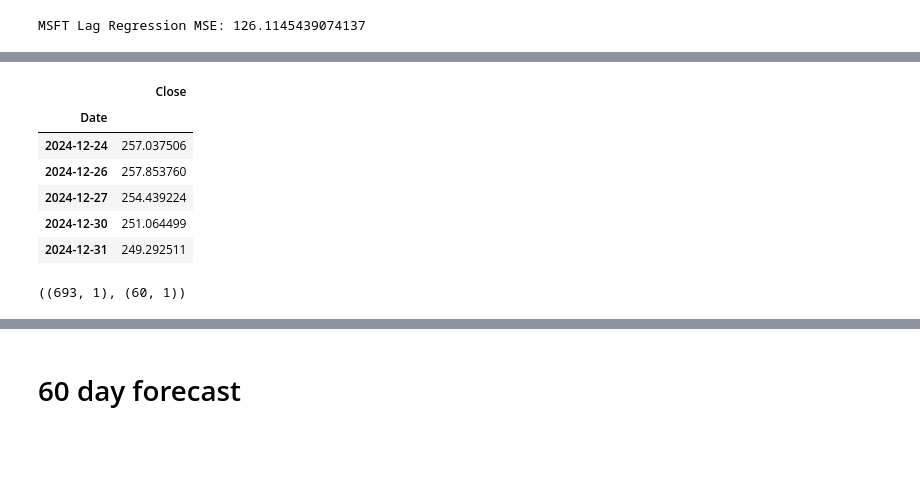
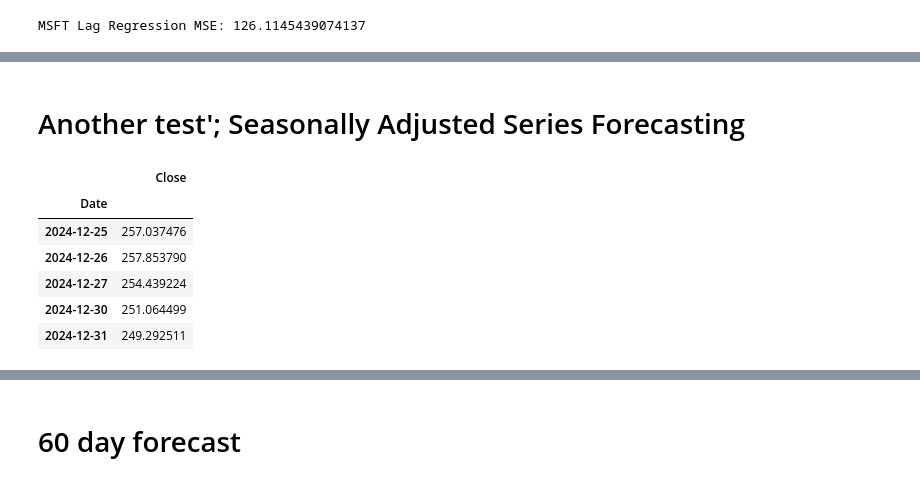
Before and after one commit to R-Vel/ML_Lab3, a Jupyter notebook: modelling.ipynb, the cells around one changed output, grey strips where cells are left out. Saved outputs shown, nothing was run; the diff lists cells and outputs as text; code cells hidden in the pictures; blank space fills up the shorter version.

```diff
--- a/modelling.ipynb
+++ b/modelling.ipynb
@@ -571,24 +967,23 @@ MSFT Lag Regression MSE: 126.1145439074137
+# %% [markdown]
+# Another test'; Seasonally Adjusted Series Forecasting
 # %%
+"""
+Load AAPL historical data, enforce business day frequency, clean values.
+"""
+
 aapl_data = pd.read_csv('AAPL_historical.csv')
 aapl_data['Date'] = pd.to_datetime(aapl_data['Date'])
 aapl_data = aapl_data.set_index('Date').sort_index()
 
-aapl_data['Close'] = pd.to_numeric(aapl_data['Close'], errors='coerce')
-aapl_data = aapl_data.dropna()
+aapl_data = aapl_data.asfreq('B')
+aapl_data['Close'] = pd.to_numeric(aapl_data['Close'], errors='coerce').ffill()
 
 aapl_data.tail()
 # %% [output]
 |  | Close |
 | Date |  |
-| 2024-12-24 | 257.037506 |
-| 2024-12-26 | 257.853760 |
+| 2024-12-25 | 257.037476 |
+| 2024-12-26 | 257.853790 |
 | 2024-12-27 | 254.439224 |
 | 2024-12-30 | 251.064499 |
 | 2024-12-31 | 249.292511 |
-# %%
-aapl_train = aapl_data.iloc[:-60]
-aapl_test  = aapl_data.iloc[-60:]
-
-aapl_train.shape, aapl_test.shape
-# %% [output]
-((693, 1), (60, 1))
```
Also changed, not shown: parts of 35 cells of this notebook, 6 other files.
